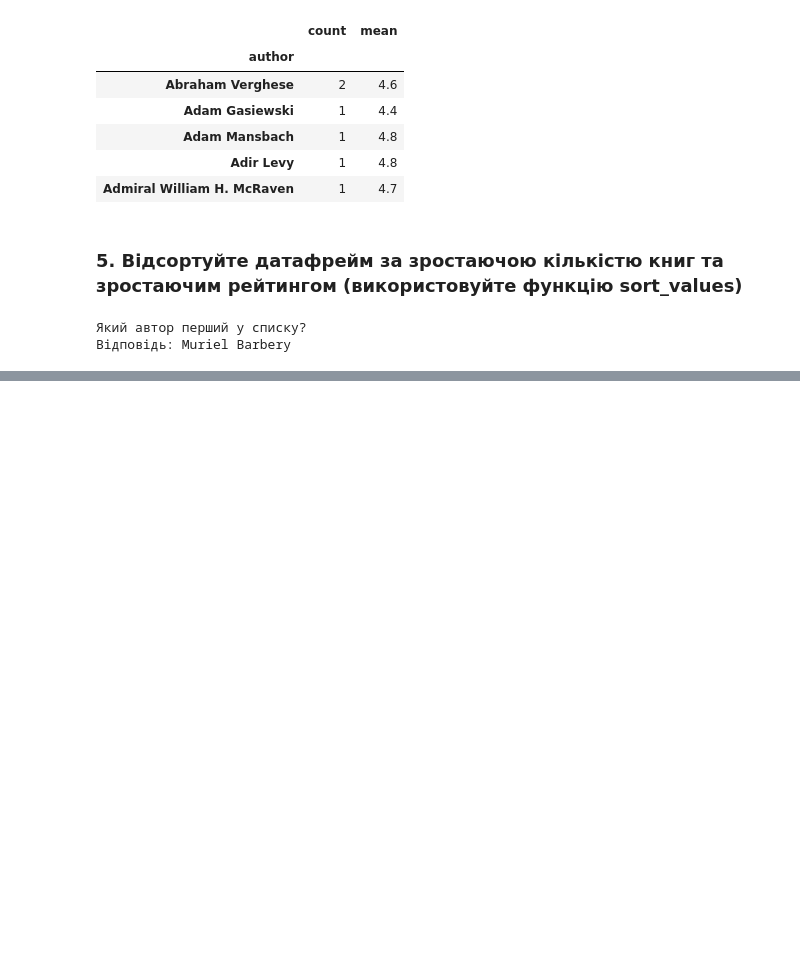
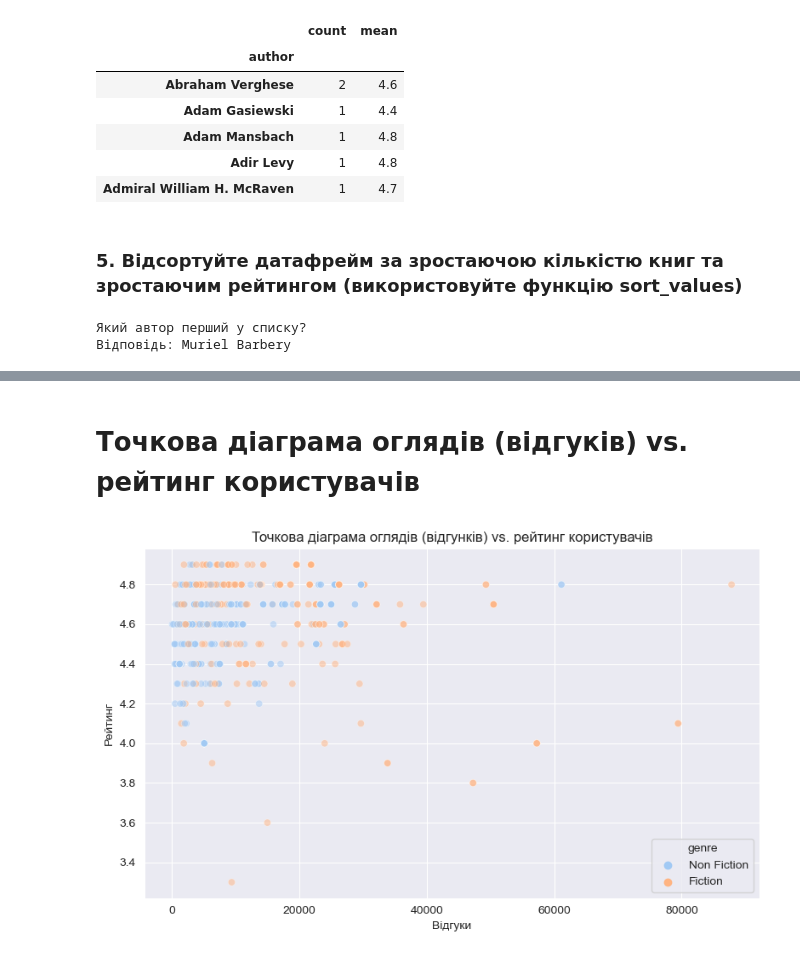
Before and after one commit to rattlingmars8/DS, a Jupyter notebook: HW2/HW2.3.ipynb, the cells around one changed output, grey strips where cells are left out. Saved outputs shown, nothing was run; the diff lists cells and outputs as text; code cells hidden in the pictures; blank space fills up the shorter version.

```diff
--- a/HW2/HW2.3.ipynb
+++ b/HW2/HW2.3.ipynb
@@ -213,0 +231,12 @@ print(f'Який автор перший у списку?\nВідповідь: {
+# %% [markdown]
+# Точкова діаграма оглядів (відгуків) vs. рейтинг користувачів
+# %%
+plt.figure(figsize=(8, 5))
+sns.scatterplot(data=df, x="reviews", y="user_rating", hue="genre", palette='pastel', alpha=0.5)
+plt.title("Точкова діаграма оглядів (відгунків) vs. рейтинг користувачів")
+plt.xlabel("Відгуки")
+plt.ylabel("Рейтинг")
+plt.tight_layout()
+plt.show()
+# %% [output]
+[figure, added]
```
Also changed, not shown: parts of 7 cells of this notebook, 1 other file.
